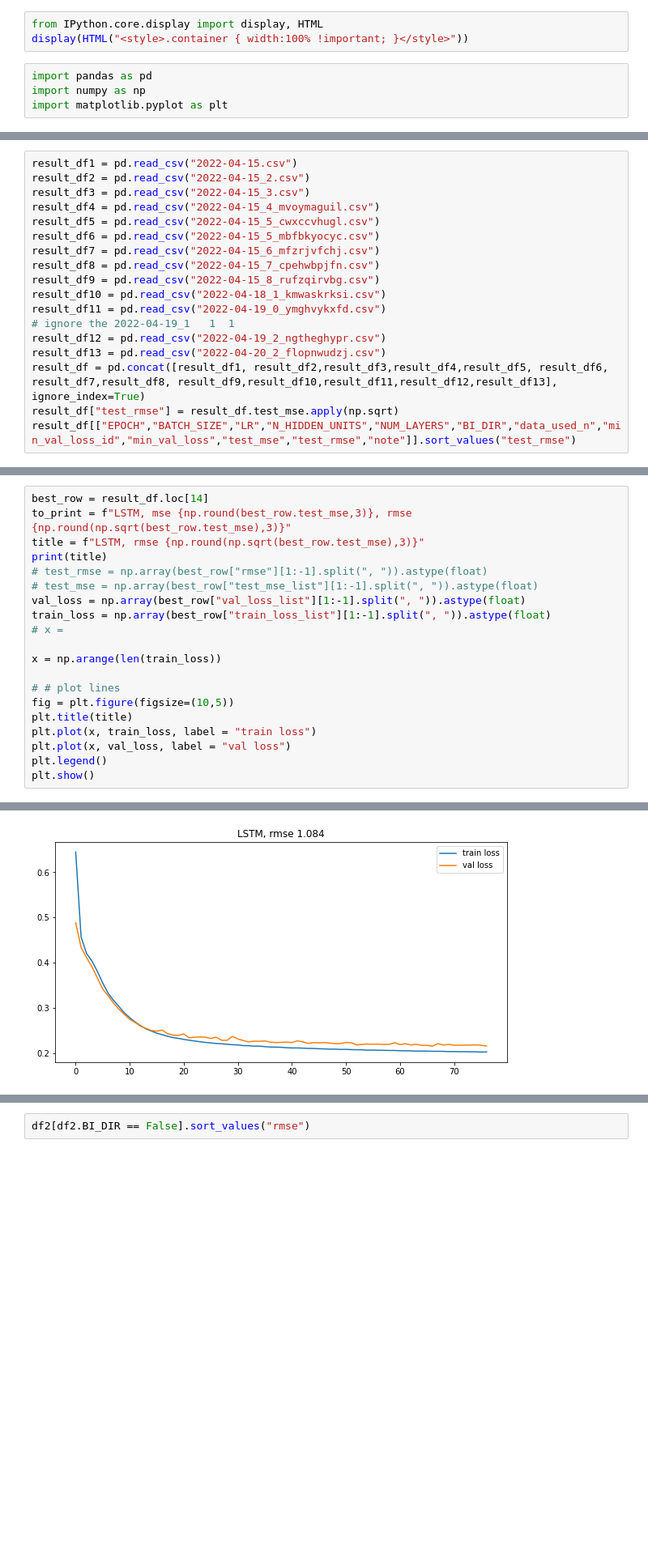
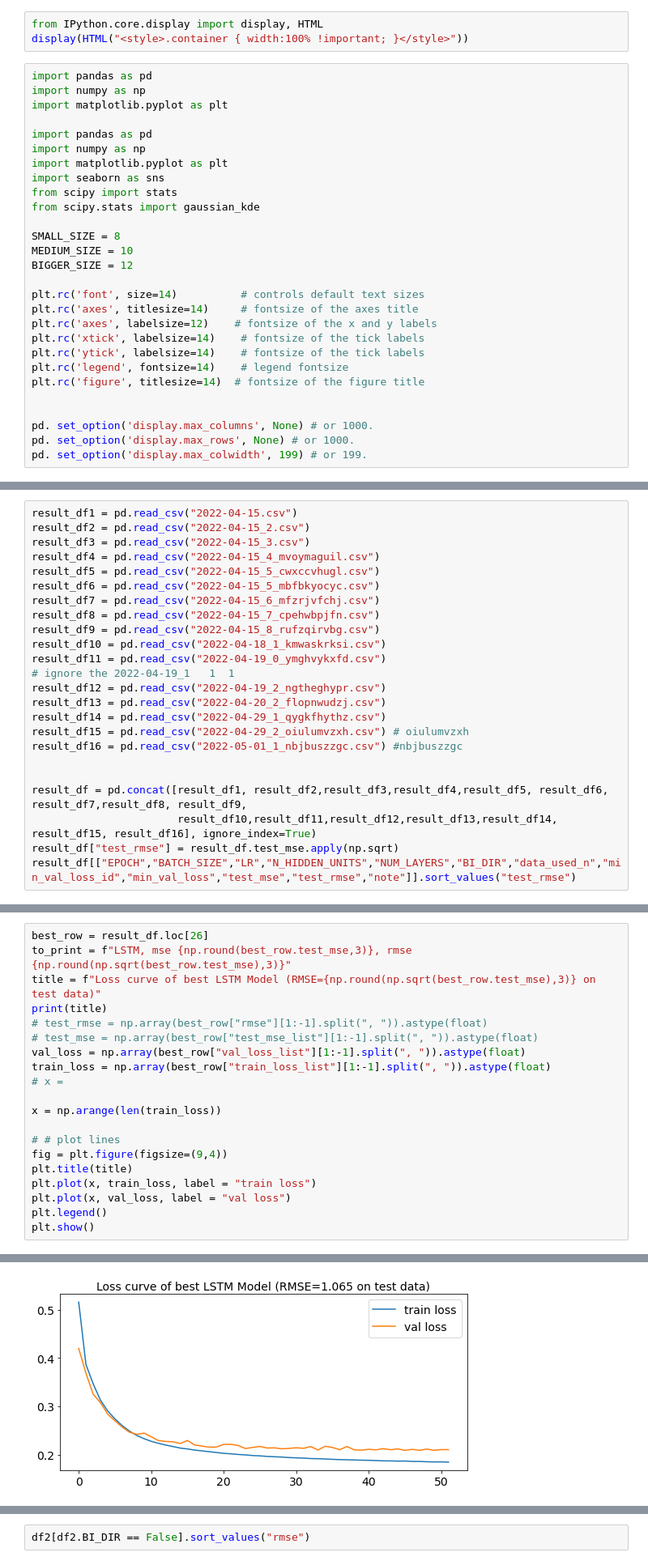
Before and after one commit to leumasic/dna-aptamers, a Jupyter notebook: src/LSTM/Analysis_LSTM_Result.ipynb, the cells around one changed output, grey strips where cells are left out. Shown at 81% size. Saved outputs shown, nothing was run; the diff lists cells and outputs as text; blank space fills up the shorter version.

Commit message:
LSTM with 2 grain feature engineering, Best performance model.

```diff
--- a/src/LSTM/Analysis_LSTM_Result.ipynb
+++ b/src/LSTM/Analysis_LSTM_Result.ipynb
@@ -5,6 +5,30 @@ display(HTML("<style>.container { width:100% !important; }</style>"))
 import pandas as pd
 import numpy as np
 import matplotlib.pyplot as plt
+
+import pandas as pd
+import numpy as np
+import matplotlib.pyplot as plt
+import seaborn as sns
+from scipy import stats
+from scipy.stats import gaussian_kde
+
+SMALL_SIZE = 8
+MEDIUM_SIZE = 10
+BIGGER_SIZE = 12
+
+plt.rc('font', size=14)          # controls default text sizes
+plt.rc('axes', titlesize=14)     # fontsize of the axes title
+plt.rc('axes', labelsize=12)    # fontsize of the x and y labels
+plt.rc('xtick', labelsize=14)    # fontsize of the tick labels
+plt.rc('ytick', labelsize=14)    # fontsize of the tick labels
+plt.rc('legend', fontsize=14)    # legend fontsize
+plt.rc('figure', titlesize=14)  # fontsize of the figure title
+
+
+pd. set_option('display.max_columns', None) # or 1000.
+pd. set_option('display.max_rows', None) # or 1000.
+pd. set_option('display.max_colwidth', 199) # or 199.
 # %%
 df1 = pd.read_csv("train_record_updated2.csv")
 df2 = pd.read_csv("train_6_log.csv")
@@ -65,7 +89,13 @@ result_df11 = pd.read_csv("2022-04-19_0_ymghvykxfd.csv")
 # ignore the 2022-04-19_1   1  1
 result_df12 = pd.read_csv("2022-04-19_2_ngtheghypr.csv")
 result_df13 = pd.read_csv("2022-04-20_2_flopnwudzj.csv")
-result_df = pd.concat([result_df1, result_df2,result_df3,result_df4,result_df5, result_df6, result_df7,result_df8, result_df9,result_df10,result_df11,result_df12,result_df13], ignore_index=True)
+result_df14 = pd.read_csv("2022-04-29_1_qygkfhythz.csv")
+result_df15 = pd.read_csv("2022-04-29_2_oiulumvzxh.csv") # oiulumvzxh
+result_df16 = pd.read_csv("2022-05-01_1_nbjbuszzgc.csv") #nbjbuszzgc
+
+
+result_df = pd.concat([result_df1, result_df2,result_df3,result_df4,result_df5, result_df6, result_df7,result_df8, result_df9,
+                       result_df10,result_df11,result_df12,result_df13,result_df14, result_df15, result_df16], ignore_index=True)
 result_df["test_rmse"] = result_df.test_mse.apply(np.sqrt)
 result_df[["EPOCH","BATCH_SIZE","LR","N_HIDDEN_UNITS","NUM_LAYERS","BI_DIR","data_used_n","min_val_loss_id","min_val_loss","test_mse","test_rmse","note"]].sort_values("test_rmse")
 # %% [output]
@@ -87,9 +117,9 @@ result_df[["EPOCH","BATCH_SIZE","LR","N_HIDDEN_UNITS","NUM_LAYERS","BI_DIR","dat
 | 11 | 150 | 2500 | 0.01 | 120 | 1 | NaN | 1000000 | 64 | ... |
 | 12 | 3 | 2 | 0.01 | 34 | 1 | True | 1000000 | 0 | ... |
 # %%
-best_row = result_df.loc[14]
+best_row = result_df.loc[26]
 to_print = f"LSTM, mse {np.round(best_row.test_mse,3)}, rmse {np.round(np.sqrt(best_row.test_mse),3)}"
-title = f"LSTM, rmse {np.round(np.sqrt(best_row.test_mse),3)}"
+title = f"Loss curve of best LSTM Model (RMSE={np.round(np.sqrt(best_row.test_mse),3)} on test data)"
 print(title)
 # test_rmse = np.array(best_row["rmse"][1:-1].split(", ")).astype(float)
 # test_mse = np.array(best_row["test_mse_list"][1:-1].split(", ")).astype(float)
@@ -100,7 +130,7 @@ train_loss = np.array(best_row["train_loss_list"][1:-1].split(", ")).astype(floa
 x = np.arange(len(train_loss))
 
 # # plot lines
-fig = plt.figure(figsize=(10,5))
+fig = plt.figure(figsize=(9,4))
 plt.title(title)
 plt.plot(x, train_loss, label = "train loss")
 plt.plot(x, val_loss, label = "val loss")
@@ -111,4 +141,4 @@ LSTM, rmse 1.084
-[figure, old version]
+[figure, new version]
 # %%
 df2 = result_df[["EPOCH","BATCH_SIZE","LR","N_HIDDEN_UNITS","NUM_LAYERS","BI_DIR","data_used_n","min_val_loss_id","min_val_loss","test_mse"]]
 df2["rmse"] = df2.test_mse.apply(np.sqrt)
```
Also changed, not shown: parts of 11 cells of this notebook, 2 other files.
